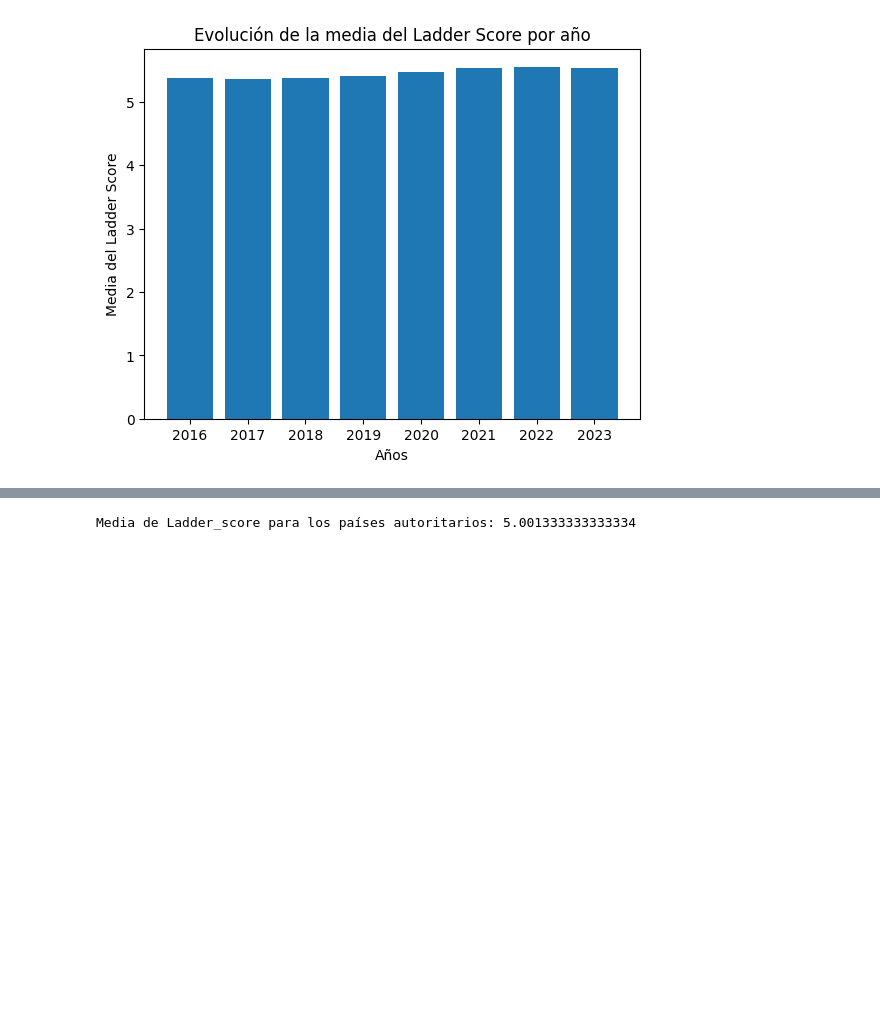
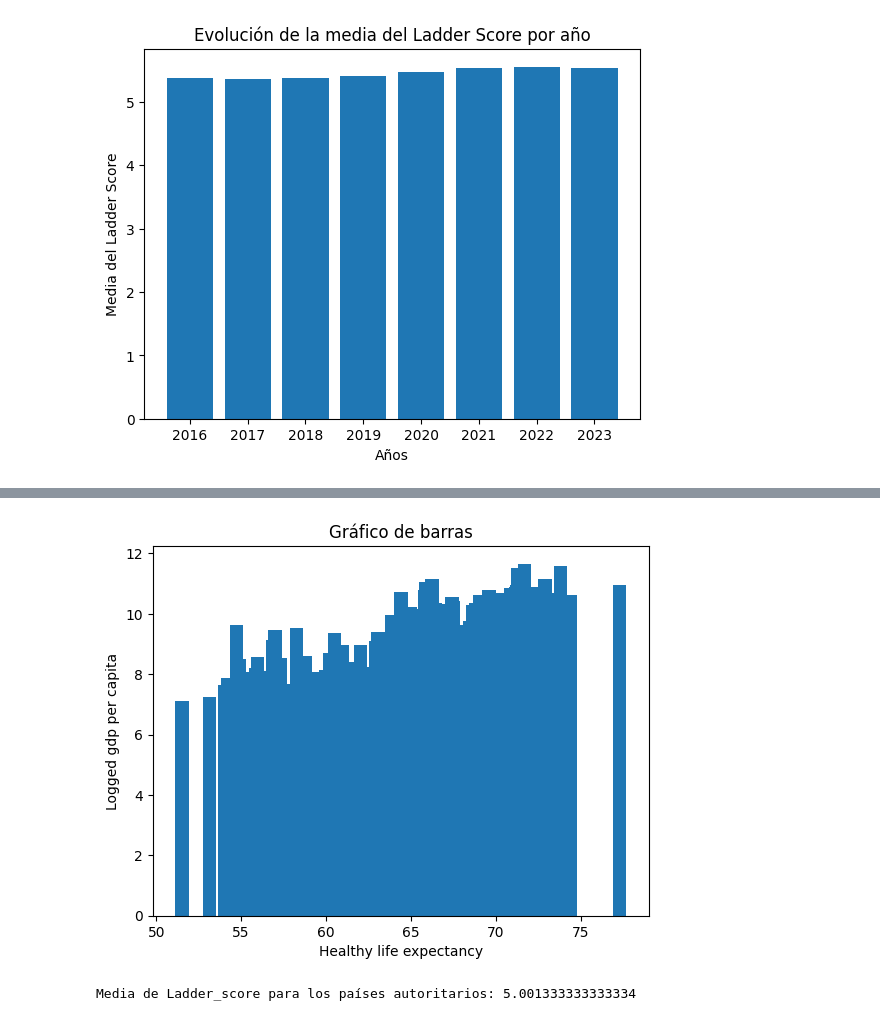
Before and after one commit to jose-luis666/w8-final_project, a Jupyter notebook: Untitled-2.ipynb, the cells around one changed output, grey strips where cells are left out. Saved outputs shown, nothing was run; the diff lists cells and outputs as text; code cells hidden in the pictures; blank space fills up the shorter version.

```diff
--- a/Untitled-2.ipynb
+++ b/Untitled-2.ipynb
@@ -682,3 +696,14 @@ plt.show()
+# %%
+# También existe bastante correlación entre el Healthy life expectancy y el GDP per cápita
+# Vamos a observar esta correlación a través de un gráfico de barras
+
+plt.bar(df['Healthy_life_expectancy'], df['Logged_gdp_per_capita'])
+plt.xlabel('Healthy life expectancy')
+plt.ylabel('Logged gdp per capita')
+plt.title('Gráfico de barras')
+plt.show()
+# %% [output]
+[figure, added]
 # %%
 autoritarios = ['Afganistán', 'Argelia', 'Arabia Saudita', 'Angola', 'Bielorrusia', 'Burundi', 'Camboya', 'Camerún', 'Chad', 'China', 'Congo', 'Corea del Norte', 'Cuba', 'Egipto', 'Gabón', 'Guinea', 'Guinea-Bisseau', 'Guinea Ecuatorial', 'Irak', 'Irán', 'Jordania', 'Kazajistán', 'Kuwait', 'Laos', 'Libia', 'Mauritania', 'Mali', 'Mozambique', 'Myanmar', 'Nicaragua', 'Níger', 'Omán', 'Tayikistán', 'Togo', 'Turkmenistán', 'República Centroafricana', 'Ruanda', 'Rusia', 'Siria', 'Uzbekistán', 'Yemen', 'Venezuela', 'Vietnam', 'Zimbabue']
 # %%
```
Also changed, not shown: parts of 6 cells of this notebook.
